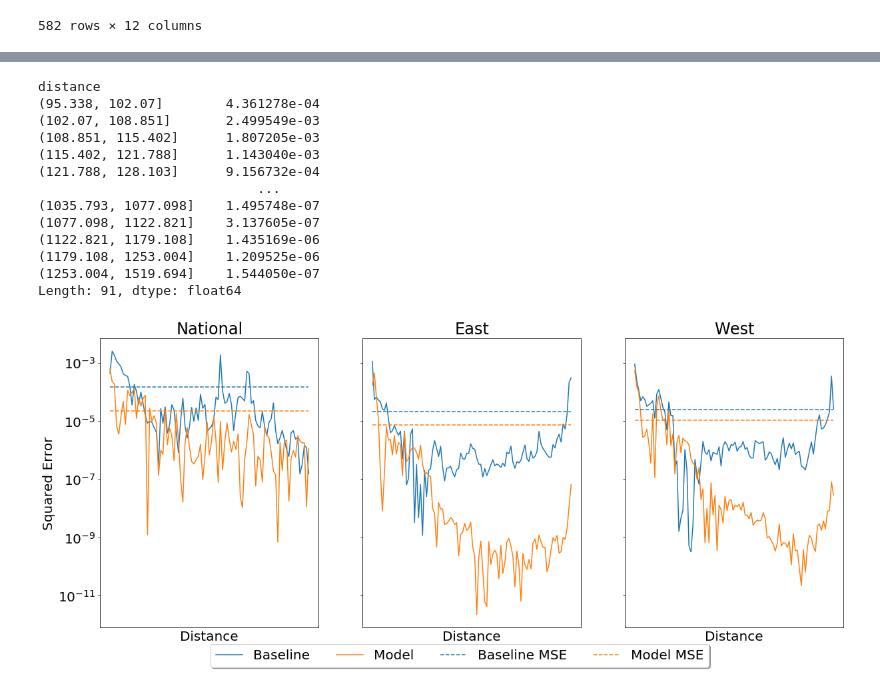
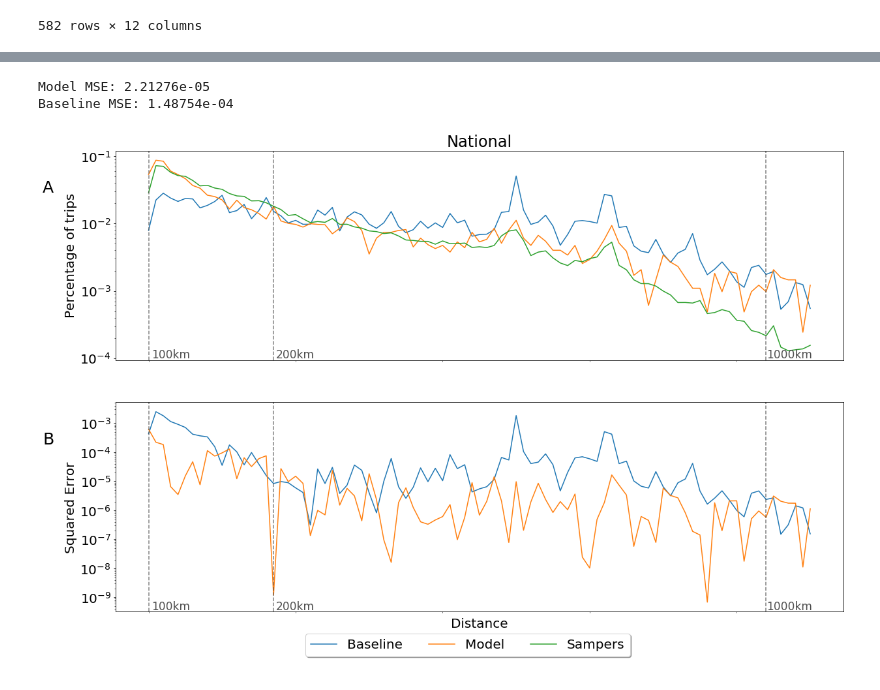
Before and after one commit to TheYuanLiao/individual_mobility_model, a Jupyter notebook: src/py/resultcomp2.ipynb, the cells around one changed output, grey strips where cells are left out. Saved outputs shown, nothing was run; the diff lists cells and outputs as text; code cells hidden in the pictures.

Commit message:
Move plot logic into methods

```diff
--- a/src/py/resultcomp2.ipynb
+++ b/src/py/resultcomp2.ipynb
@@ -77,49 +48,26 @@ import numpy as np
-# %%
-n = dms.loc['national']
-sq_err = np.square(np.subtract(n['sampers_sum'], n['model_sum']))
-sq_err.loc['Baseline']
-# %% [output]
-distance
-(95.338, 102.07]        4.361278e-04
-(102.07, 108.851]       2.499549e-03
-(108.851, 115.402]      1.807205e-03
-(115.402, 121.788]      1.143040e-03
-(121.788, 128.103]      9.156732e-04
-                            ...
-(1035.793, 1077.098]    1.495748e-07
-(1077.098, 1122.821]    3.137605e-07
-(1122.821, 1179.108]    1.435169e-06
-(1179.108, 1253.004]    1.209525e-06
-(1253.004, 1519.694]    1.544050e-07
-Length: 91, dtype: float64
-# %%
-fig, all_axes = plt.subplots(1, 3, figsize=(20,8), sharey=True)
-for (scale, ax) in zip(
-    dms.index.get_level_values(level=0).unique(),
-    all_axes
-):
-    n = dms.loc[scale]
-    sq_err = np.square(np.subtract(n['sampers_sum'], n['model_sum']))
-    ax.set_title(scale.title())
-    sq_err.unstack(level=0).plot(
-        ax=ax,
-        rot=90,
-        xticks=[],
-        logy=True
-    )
-    base_m_sq_err = sq_err.loc['Baseline'].mean()
-    base_m_sq_err_arr = np.full(len(sq_err.loc['Baseline']), base_m_sq_err)
-    ax.plot(np.arange(0, len(base_m_sq_err_arr), 1), base_m_sq_err_arr, '--', c='C0', alpha=1, label="Baseline MSE")
-    mod_m_sq_err = sq_err.loc['Model'].mean()
-    mod_m_sq_err_arr = np.full(len(sq_err.loc['Model']), mod_m_sq_err)
-    ax.plot(np.arange(0, len(mod_m_sq_err_arr), 1), mod_m_sq_err_arr, '--', c='C1', alpha=1, label="Model MSE")
-    ax.set_ylabel('Squared Error')
-    ax.set_xlabel('Distance')
-    handles, labels = ax.get_legend_handles_labels()
-    ax.get_legend().remove()
-
-fig.legend(handles, labels, loc='upper center', bbox_to_anchor=(0.5, 0.1),
-          fancybox=True, shadow=True, ncol=4, bbox_transform = plt.gcf().transFigure)
-fig.savefig('distance_serr.png', dpi=160, bbox_inches='tight')
-# %% [output]
-[figure, removed]
+# %%
+fig, axes = plots.plot_dist_distribution(dms, 'national')
+
+axes[0].axvline(0, 0, 1, ls='--', c='0.3', alpha=0.7)
+axes[1].axvline(0, 0, 1, ls='--', c='0.3', alpha=0.7)
+axes[0].text(0.05, 0.01, "100km", transform=axes[0].transAxes, fontsize='17', c='0.3')
+axes[1].text(0.05, 0.01, "100km", transform=axes[1].transAxes, fontsize='17', c='0.3')
+
+axes[0].axvline(17, 0, 1, ls='--', c='0.3', alpha=0.7)
+axes[1].axvline(17, 0, 1, ls='--', c='0.3', alpha=0.7)
+axes[0].text(0.22, 0.01, "200km", transform=axes[0].transAxes, fontsize='17', c='0.3')
+axes[1].text(0.22, 0.01, "200km", transform=axes[1].transAxes, fontsize='17', c='0.3')
+
+axes[0].axvline(84, 0, 1, ls='--', c='0.3', alpha=0.7)
+axes[1].axvline(84, 0, 1, ls='--', c='0.3', alpha=0.7)
+axes[0].text(0.895, 0.01, "1000km", transform=axes[0].transAxes, fontsize='17', c='0.3')
+axes[1].text(0.895, 0.01, "1000km", transform=axes[1].transAxes, fontsize='17', c='0.3')
+
+
+fig.legend(handles, labels, loc='upper center', bbox_to_anchor=(0.5, 0.1),
+      fancybox=True, shadow=True, ncol=3, bbox_transform = plt.gcf().transFigure)
+fig.savefig('national_dd.png', dpi=160, bbox_inches='tight')
+# %% [output]
+Model MSE: 2.21276e-05
+Baseline MSE: 1.48754e-04
+[figure, added]
```
Also changed, not shown: parts of 6 cells of this notebook, 1 other file.
